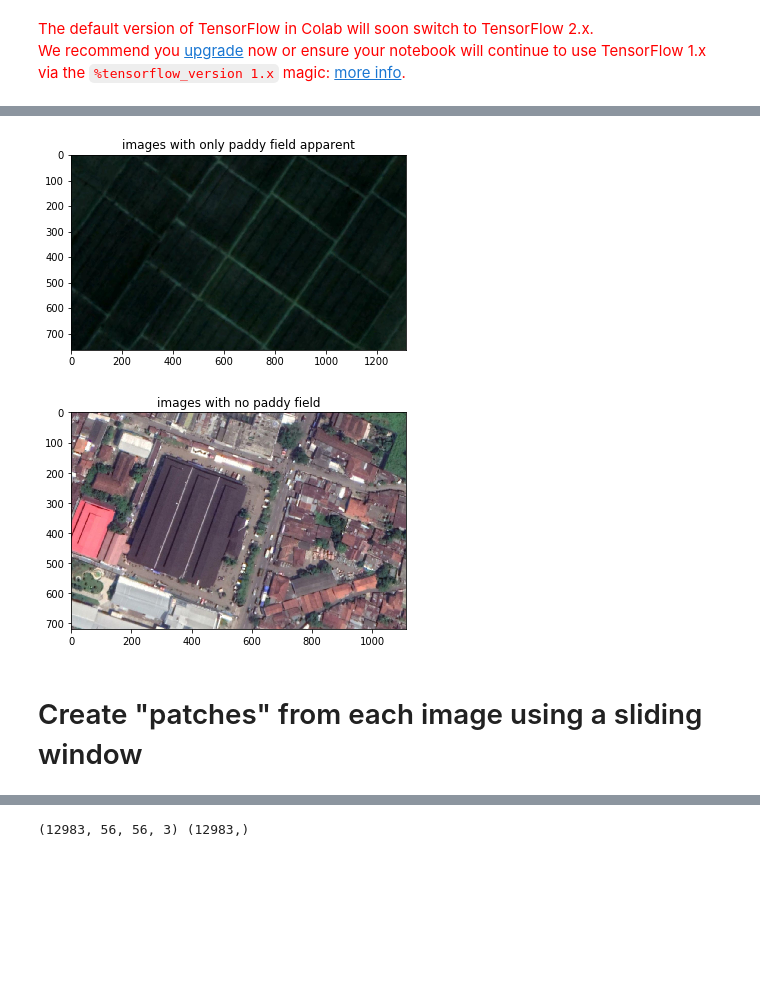
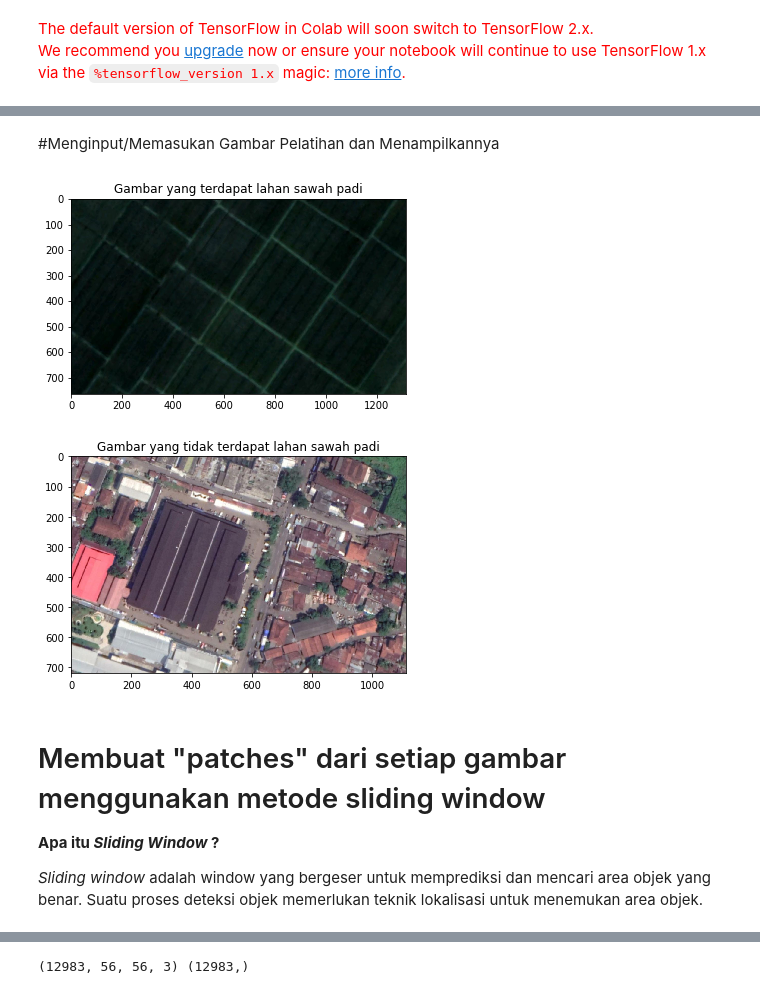
Before and after one commit to Gio1709/paddy, a Jupyter notebook: bamboopaddy_forest_detection.ipynb, the cells around one changed output, grey strips where cells are left out. Drawn from its saved outputs; the diff is of its cells as text; code cells hidden in the pictures; blank space fills up the shorter version.

```diff
--- a/bamboopaddy_forest_detection.ipynb
+++ b/bamboopaddy_forest_detection.ipynb
@@ -85,15 +92,24 @@ b12.jpg  b1.jpg   b4.jpg  b7.jpg  o10.jpg  o3.jpg  o6.jpg  o9.jpg
+# %% [markdown]
+#Menginput/Memasukan Gambar Pelatihan dan Menampilkannya
 # %%
-plt.title("images with only paddy field apparent")
+#Gambar yang terdapat lahan sawah padi
+plt.title("Gambar yang terdapat lahan sawah padi")
 plt.imshow(imread("paddy/train/b2.jpg"))
 plt.show()
 
-plt.title("images with no paddy field")
+#Gambar yang terdapat tidak lahan sawah padi
+plt.title("Gambar yang tidak terdapat lahan sawah padi")
 plt.imshow(imread("paddy/train/o10.jpg"))
 plt.show()
 # %% [output]
-[figure, old version]
+[figure, new version]
-[figure, old version]
+[figure, new version]
-# %% [markdown]
-# Create "patches" from each image using a sliding window
+# %% [markdown]
+# Membuat "patches" dari setiap gambar menggunakan metode sliding window
+
+**Apa itu *Sliding Window* ?**
+
+*Sliding window* adalah window yang bergeser untuk memprediksi dan mencari area objek yang benar. Suatu proses deteksi objek memerlukan teknik lokalisasi
+untuk menemukan area objek.
 # %%
 def save_to_folder(img_path,directory,size=56,overlap=0.4):
```
Also changed, not shown: parts of 41 cells of this notebook.
